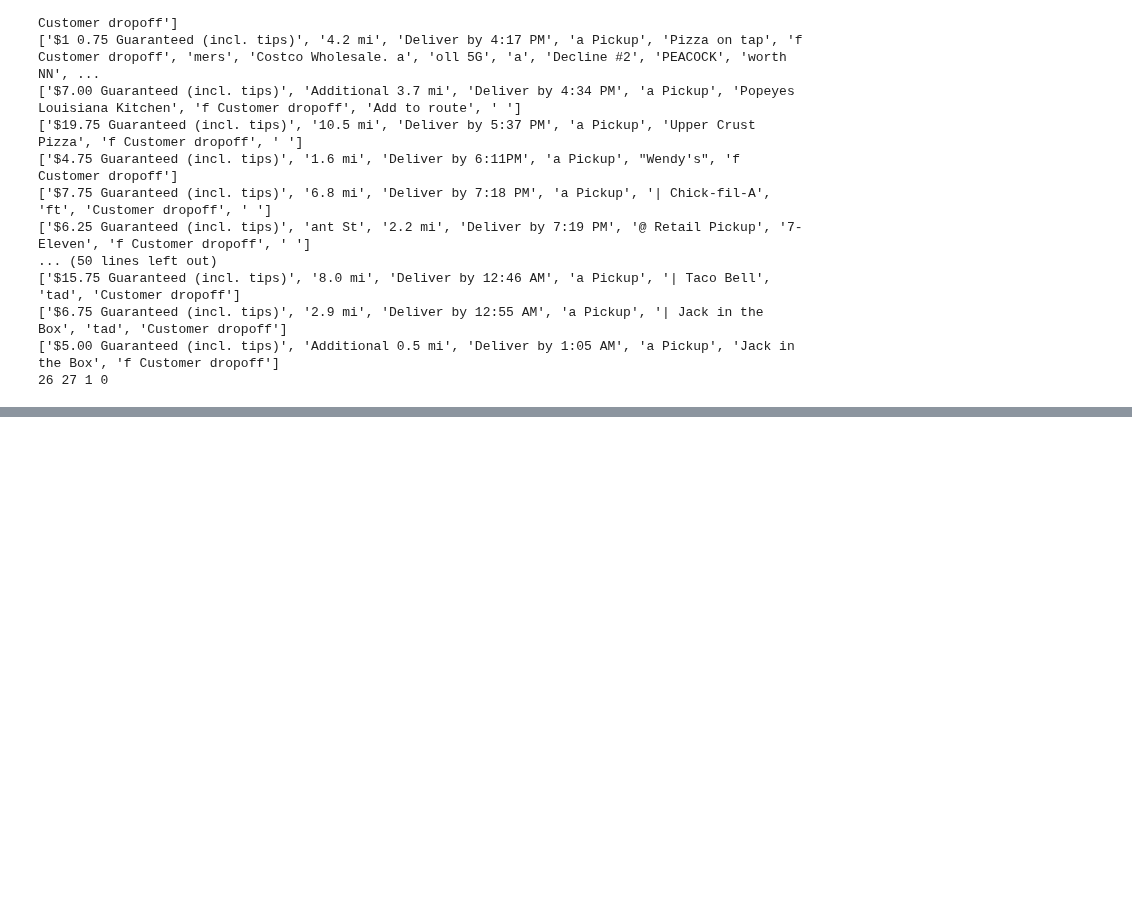
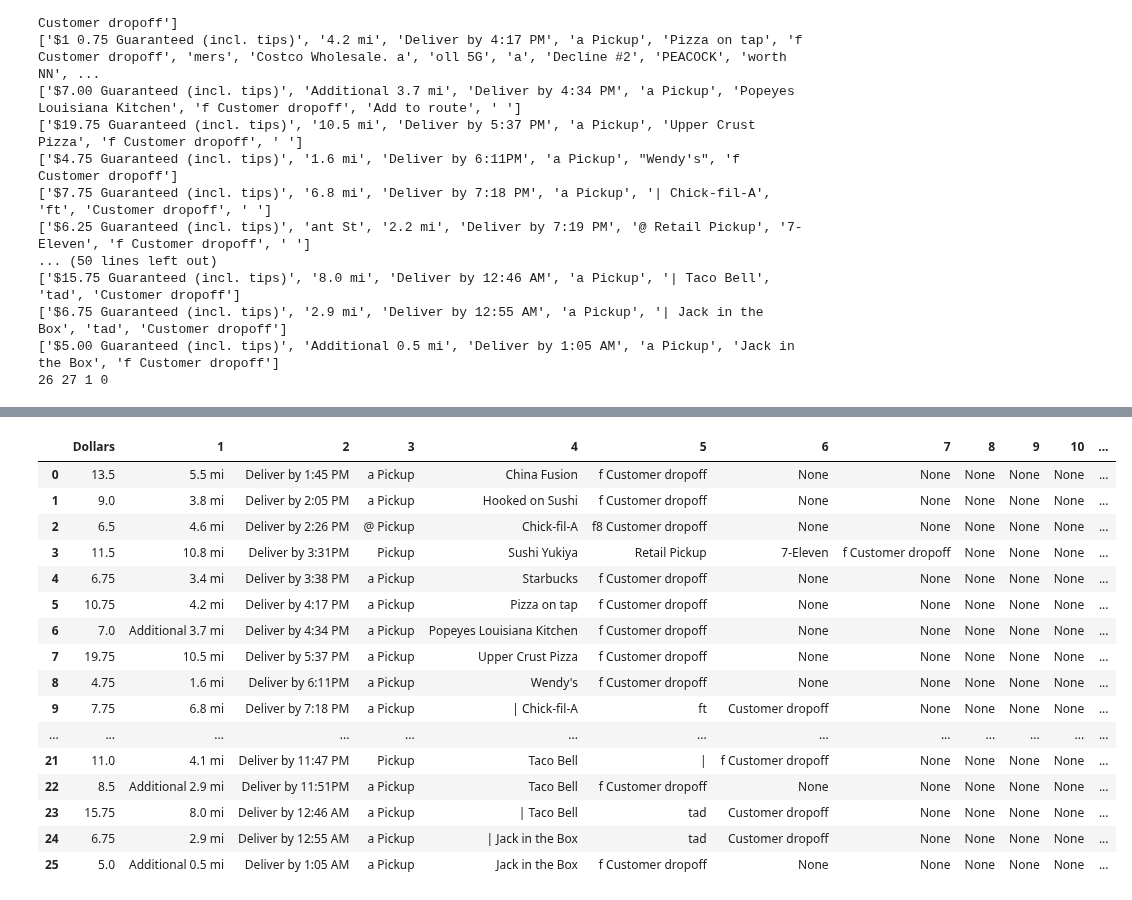
Before and after one commit to Crawford92/DeliveryData, a Jupyter notebook: ImageProcessingDoodle.ipynb, the cells around one changed output, grey strips where cells are left out. Drawn from its saved outputs; the diff is of its cells as text; code cells hidden in the pictures; blank space fills up the shorter version.

```diff
--- a/ImageProcessingDoodle.ipynb
+++ b/ImageProcessingDoodle.ipynb
@@ -803,0 +1097,26 @@ stack
+# %%
+#So we need to iterate through DF, each row count how many times "Pickup"
+#If 1, normal, if 2, stack
+#go to the column to the right, and grab oh, heck, I mean if there's a regex for dropping a special character
+#then we do that.
+#And if stack then we do that twice
+
+weirdDFAttempt.rename(columns={0: "Dollars"})
+# %% [output]
+|  | Dollars | 1 | 2 | 3 | 4 | 5 | 6 | 7 | 8 | 9 | 10 | ... |
+| 0 | 13.5 | 5.5 mi | Deliver by 1:45 PM | a Pickup | China Fusion | f Customer dropoff | None | None | None | None | None | ... |
+| 1 | 9.0 | 3.8 mi | Deliver by 2:05 PM | a Pickup | Hooked on Sushi | f Customer dropoff | None | None | None | None | None | ... |
+| 2 | 6.5 | 4.6 mi | Deliver by 2:26 PM | @ Pickup | Chick-fil-A | f8 Customer dropoff | None | None | None | None | None | ... |
+| 3 | 11.5 | 10.8 mi | Deliver by 3:31PM | Pickup | Sushi Yukiya | Retail Pickup | 7-Eleven | f Customer dropoff | None | None | None | ... |
+| 4 | 6.75 | 3.4 mi | Deliver by 3:38 PM | a Pickup | Starbucks | f Customer dropoff | None | None | None | None | None | ... |
+| 5 | 10.75 | 4.2 mi | Deliver by 4:17 PM | a Pickup | Pizza on tap | f Customer dropoff | None | None | None | None | None | ... |
+| 6 | 7.0 | Additional 3.7 mi | Deliver by 4:34 PM | a Pickup | Popeyes Louisiana Kitchen | f Customer dropoff | None | None | None | None | None | ... |
+| 7 | 19.75 | 10.5 mi | Deliver by 5:37 PM | a Pickup | Upper Crust Pizza | f Customer dropoff | None | None | None | None | None | ... |
+| 8 | 4.75 | 1.6 mi | Deliver by 6:11PM | a Pickup | Wendy's | f Customer dropoff | None | None | None | None | None | ... |
+| 9 | 7.75 | 6.8 mi | Deliver by 7:18 PM | a Pickup | | Chick-fil-A | ft | Customer dropoff | None | None | None | None | ... |
+| ... | ... | ... | ... | ... | ... | ... | ... | ... | ... | ... | ... | ... |
+| 21 | 11.0 | 4.1 mi | Deliver by 11:47 PM | Pickup | Taco Bell | | | f Customer dropoff | None | None | None | None | ... |
+| 22 | 8.5 | Additional 2.9 mi | Deliver by 11:51PM | a Pickup | Taco Bell | f Customer dropoff | None | None | None | None | None | ... |
+| 23 | 15.75 | 8.0 mi | Deliver by 12:46 AM | a Pickup | | Taco Bell | tad | Customer dropoff | None | None | None | None | ... |
+| 24 | 6.75 | 2.9 mi | Deliver by 12:55 AM | a Pickup | | Jack in the Box | tad | Customer dropoff | None | None | None | None | ... |
+| 25 | 5.0 | Additional 0.5 mi | Deliver by 1:05 AM | a Pickup | Jack in the Box | f Customer dropoff | None | None | None | None | None | ... |
```
Also changed, not shown: parts of 16 cells of this notebook.
